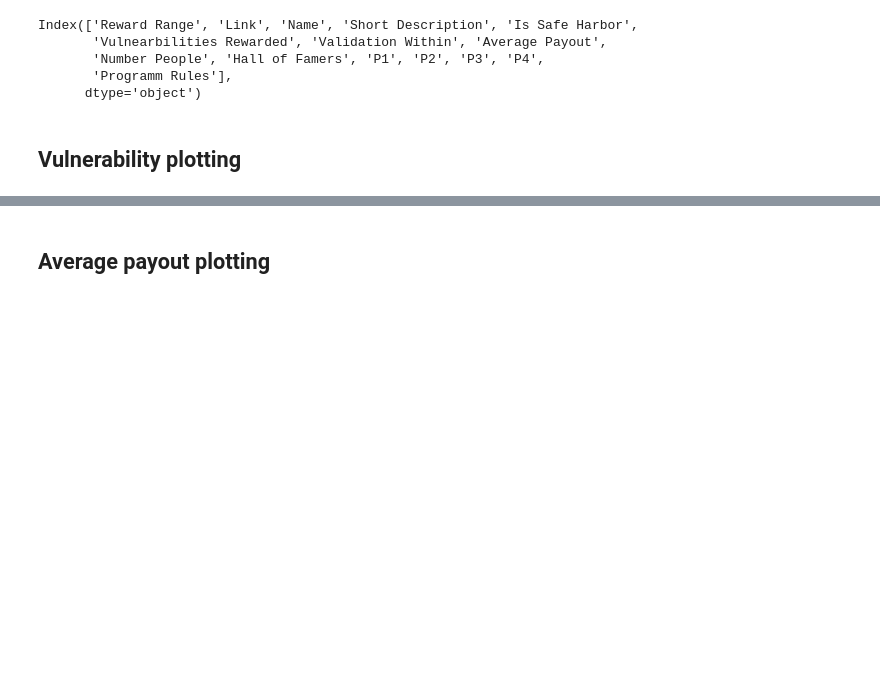
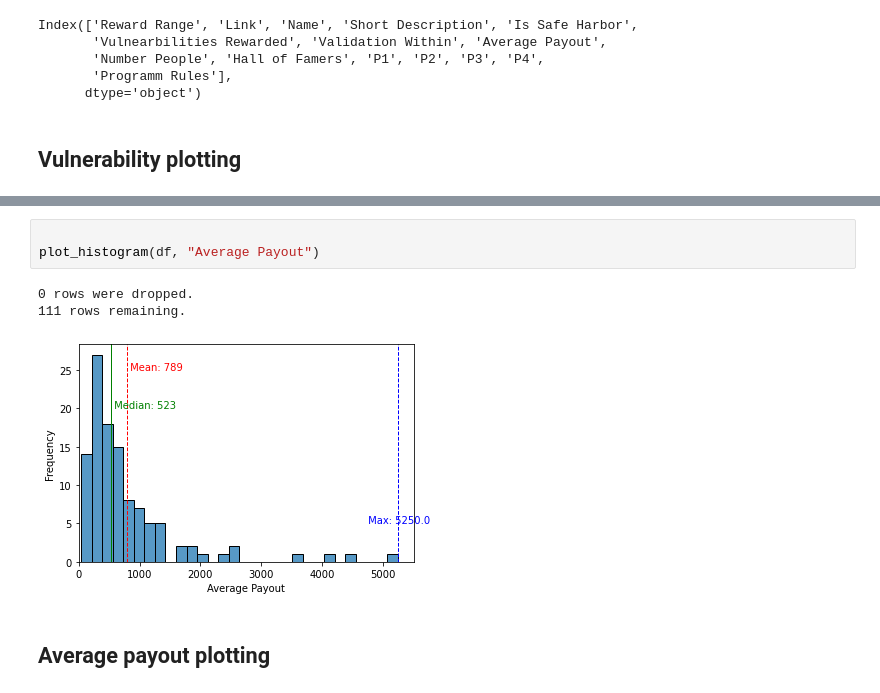
Before and after one commit to patrickahrend/data-analytics-bugcrowd, a Jupyter notebook: src/analytics_notebook.ipynb, the cells around one changed output, grey strips where cells are left out. Cells and saved outputs as stored; diff of their text form; blank space fills up the shorter version.

```diff
--- a/src/analytics_notebook.ipynb
+++ b/src/analytics_notebook.ipynb
@@ -280,3 +299,10 @@ plot_histogram(df, "Vulnearbilities Rewarded")
+# %%
+
+plot_histogram(df, "Average Payout")
+# %% [output]
+0 rows were dropped.
+111 rows remaining.
+[figure, added]
 # %% [markdown]
 ## Average payout plotting
 # %%
```
Also changed, not shown: parts of 4 cells of this notebook.
